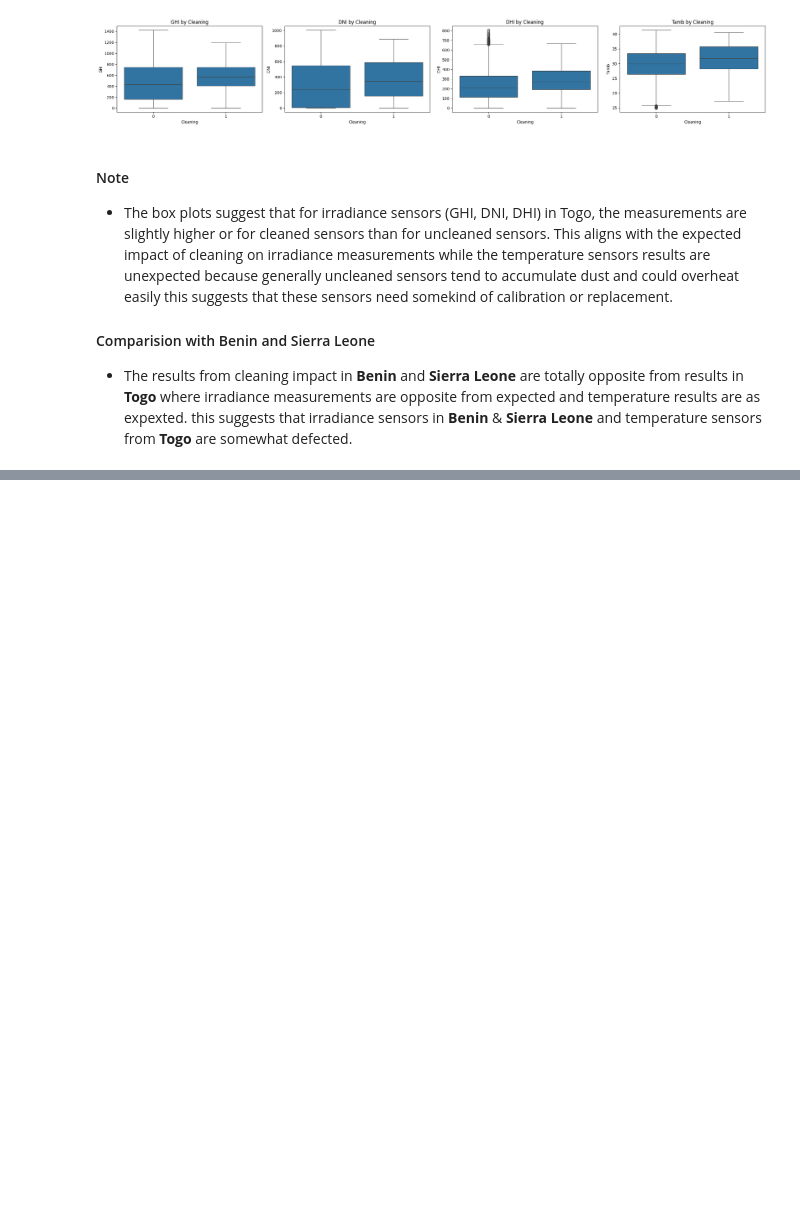
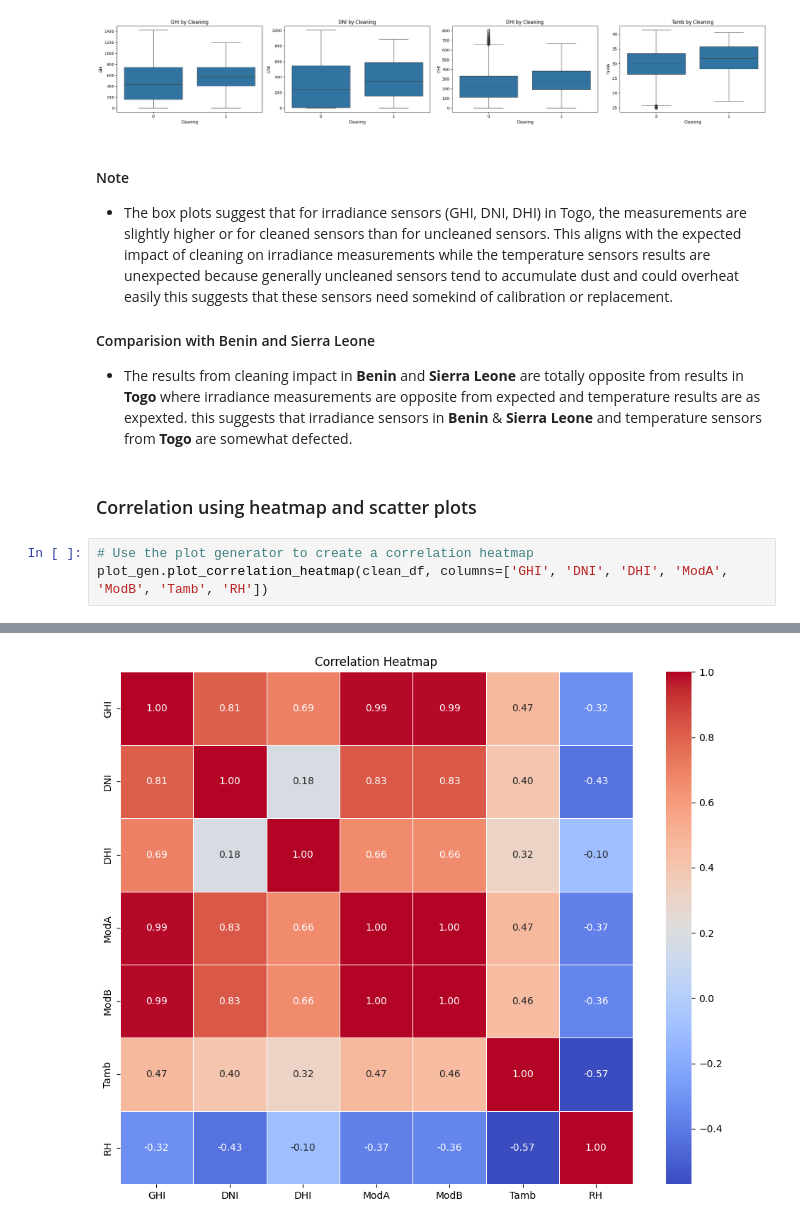
Before and after one commit to Ty-Miki/solar-challenge-week0, a Jupyter notebook: notebooks/eda_togo.ipynb, the cells around one changed output, grey strips where cells are left out. Drawn from its saved outputs; the diff is of its cells as text; blank space fills up the shorter version.

Commit message:
Correlation between relevant columns studied for togo data

```diff
--- a/notebooks/eda_togo.ipynb
+++ b/notebooks/eda_togo.ipynb
@@ -343,3 +343,9 @@ plot_gen.plot_box_grouped(clean_df, columns=["GHI", "DNI", "DHI", "Tamb"], group
 #### Comparision with Benin and Sierra Leone
 
 - The results from cleaning impact in **Benin** and **Sierra Leone** are totally opposite from results in **Togo** where irradiance measurements are opposite from expected and temperature results are as expexted. this suggests that irradiance sensors in **Benin** & **Sierra Leone** and temperature sensors from **Togo** are somewhat defected.
+# %% [markdown]
+### Correlation using heatmap and scatter plots
+# %%
+# Use the plot generator to create a correlation heatmap
+plot_gen.plot_correlation_heatmap(clean_df, columns=['GHI', 'DNI', 'DHI', 'ModA', 'ModB', 'Tamb', 'RH'])
+# %% [output]
@@ -345,0 +353 @@ plot_gen.plot_box_grouped(clean_df, columns=["GHI", "DNI", "DHI", "Tamb"], group
+[figure, added]
```
Also changed, not shown: parts of 7 cells of this notebook.
